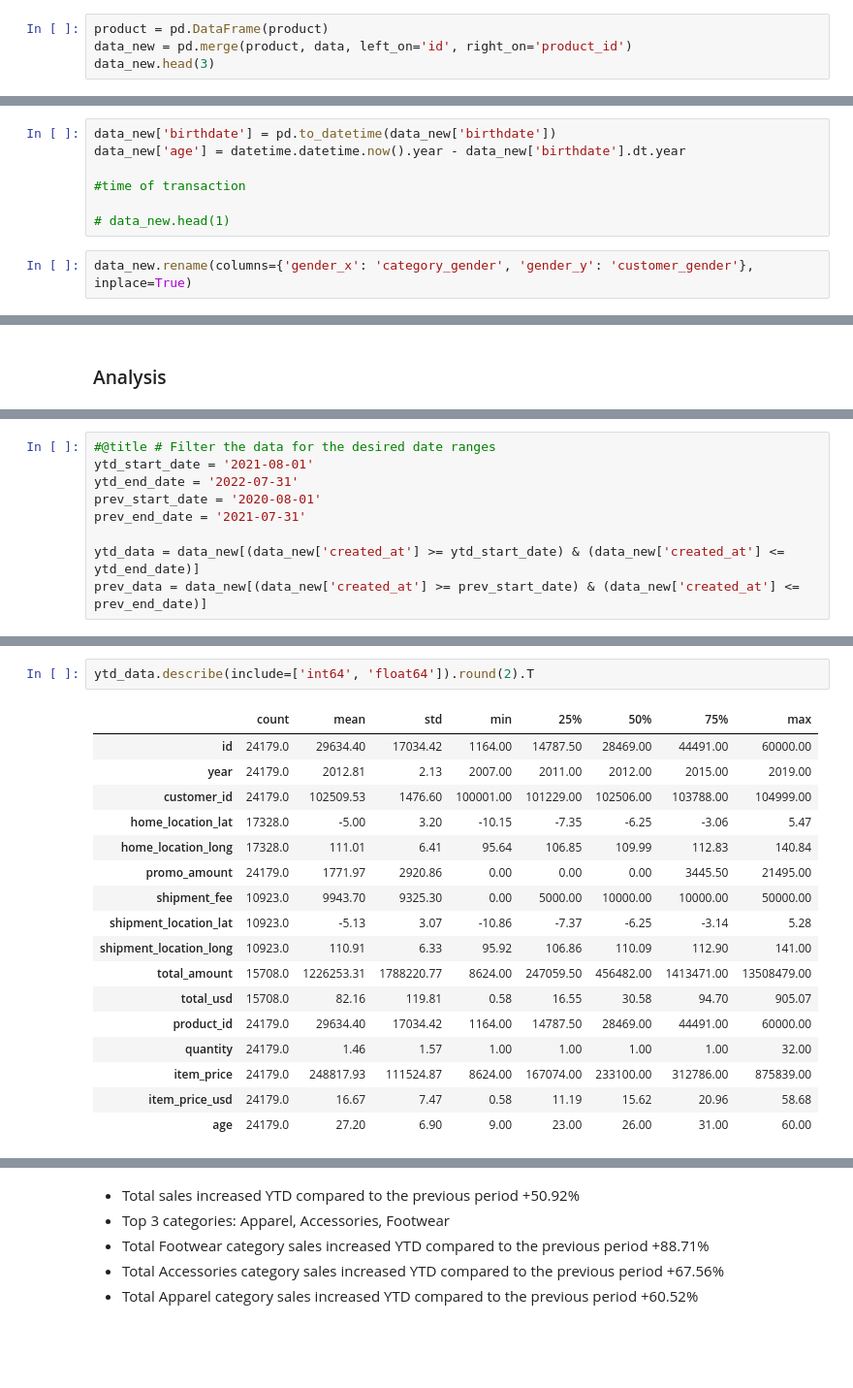
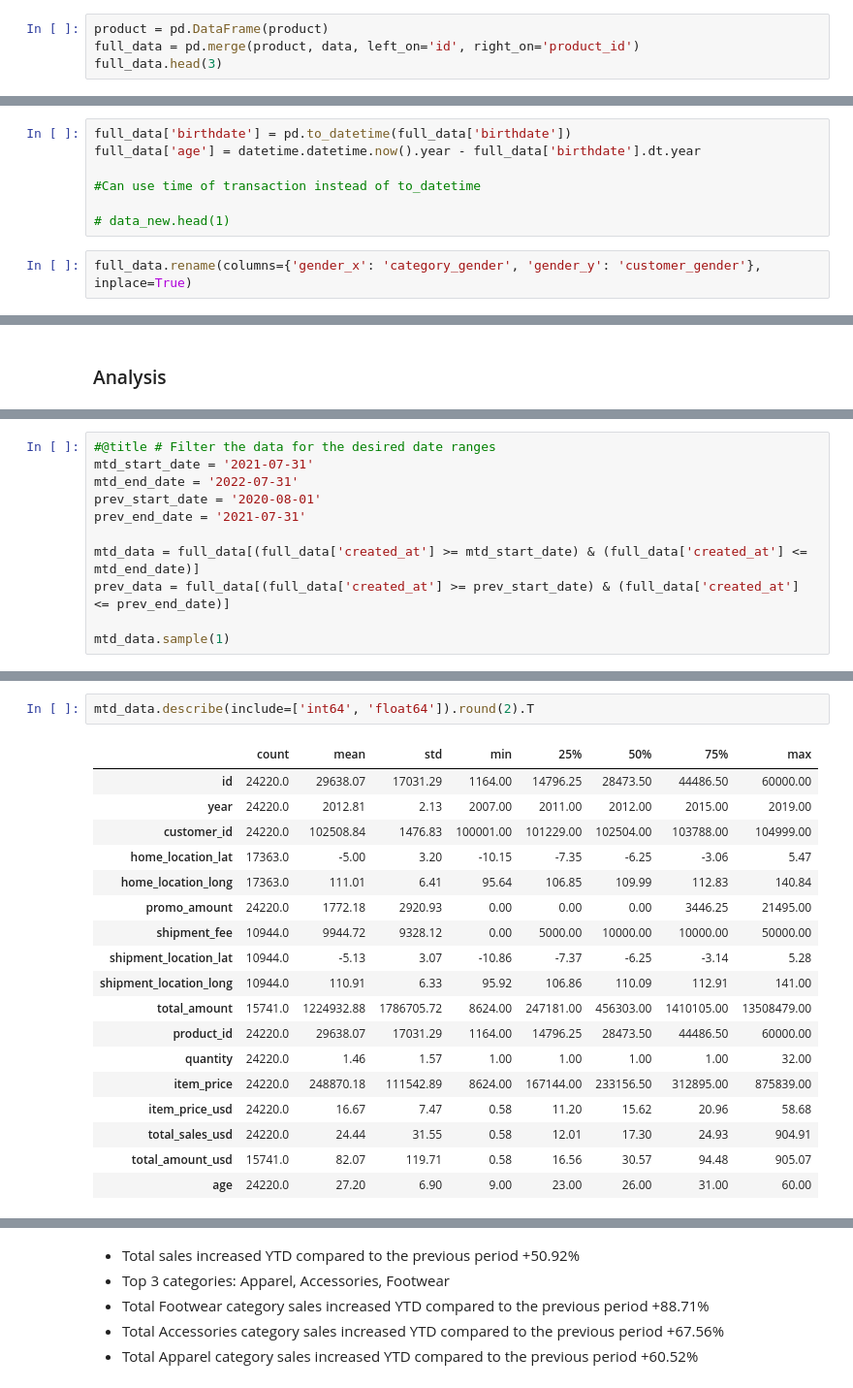
Before and after one commit to uzhegovaelena/ecommerce_analysis, a Jupyter notebook: e_commerce.ipynb, the cells around one changed output, grey strips where cells are left out. Shown at 97% size. Drawn from its saved outputs; the diff is of its cells as text; blank space fills up the shorter version.

```diff
--- a/e_commerce.ipynb
+++ b/e_commerce.ipynb
@@ -111,7 +127,7 @@ data.head(3)
 # %%
 product = pd.DataFrame(product)
-data_new = pd.merge(product, data, left_on='id', right_on='product_id')
-data_new.head(3)
+full_data = pd.merge(product, data, left_on='id', right_on='product_id')
+full_data.head(3)
 # %% [output]
 |  | id | gender_x | masterCategory | subCategory | articleType | baseColour | season | year | usage | ... |
 | 0 | 15970 | Men | Apparel | Topwear | Shirts | Navy Blue | Fall | 2011.0 | Casual | ... |
@@ -121,12 +137,12 @@ data_new.head(3)
 # %%
-data_new['birthdate'] = pd.to_datetime(data_new['birthdate'])
-data_new['age'] = datetime.datetime.now().year - data_new['birthdate'].dt.year
+full_data['birthdate'] = pd.to_datetime(full_data['birthdate'])
+full_data['age'] = datetime.datetime.now().year - full_data['birthdate'].dt.year
 
-#time of transaction
+#Can use time of transaction instead of to_datetime
 
 # data_new.head(1)
 # %%
-data_new.rename(columns={'gender_x': 'category_gender', 'gender_y': 'customer_gender'}, inplace=True)
+full_data.rename(columns={'gender_x': 'category_gender', 'gender_y': 'customer_gender'}, inplace=True)
 # %% [markdown]
 #### Describe data
 # %%
@@ -220,9 +231,11 @@ total_sales
 # %%
 #@title # Filter the data for the desired date ranges
-ytd_start_date = '2021-08-01'
-ytd_end_date = '2022-07-31'
+mtd_start_date = '2021-07-31'
+mtd_end_date = '2022-07-31'
 prev_start_date = '2020-08-01'
 prev_end_date = '2021-07-31'
 
-ytd_data = data_new[(data_new['created_at'] >= ytd_start_date) & (data_new['created_at'] <= ytd_end_date)]
-prev_data = data_new[(data_new['created_at'] >= prev_start_date) & (data_new['created_at'] <= prev_end_date)]
+mtd_data = full_data[(full_data['created_at'] >= mtd_start_date) & (full_data['created_at'] <= mtd_end_date)]
+prev_data = full_data[(full_data['created_at'] >= prev_start_date) & (full_data['created_at'] <= prev_end_date)]
+
+mtd_data.sample(1)
@@ -229,20 +288,21 @@ prev_data = data_new[(data_new['created_at'] >= prev_start_date) & (data_new['cr
 # %%
-ytd_data.describe(include=['int64', 'float64']).round(2).T
+mtd_data.describe(include=['int64', 'float64']).round(2).T
 # %% [output]
 |  | count | mean | std | min | 25% | 50% | 75% | max |
-| id | 24179.0 | 29634.40 | 17034.42 | 1164.00 | 14787.50 | 28469.00 | 44491.00 | 60000.00 |
-| year | 24179.0 | 2012.81 | 2.13 | 2007.00 | 2011.00 | 2012.00 | 2015.00 | 2019.00 |
-| customer_id | 24179.0 | 102509.53 | 1476.60 | 100001.00 | 101229.00 | 102506.00 | 103788.00 | 104999.00 |
-| home_location_lat | 17328.0 | -5.00 | 3.20 | -10.15 | -7.35 | -6.25 | -3.06 | 5.47 |
-| home_location_long | 17328.0 | 111.01 | 6.41 | 95.64 | 106.85 | 109.99 | 112.83 | 140.84 |
-| promo_amount | 24179.0 | 1771.97 | 2920.86 | 0.00 | 0.00 | 0.00 | 3445.50 | 21495.00 |
-| shipment_fee | 10923.0 | 9943.70 | 9325.30 | 0.00 | 5000.00 | 10000.00 | 10000.00 | 50000.00 |
-| shipment_location_lat | 10923.0 | -5.13 | 3.07 | -10.86 | -7.37 | -6.25 | -3.14 | 5.28 |
-| shipment_location_long | 10923.0 | 110.91 | 6.33 | 95.92 | 106.86 | 110.09 | 112.90 | 141.00 |
-| total_amount | 15708.0 | 1226253.31 | 1788220.77 | 8624.00 | 247059.50 | 456482.00 | 1413471.00 | 13508479.00 |
-| total_usd | 15708.0 | 82.16 | 119.81 | 0.58 | 16.55 | 30.58 | 94.70 | 905.07 |
-| product_id | 24179.0 | 29634.40 | 17034.42 | 1164.00 | 14787.50 | 28469.00 | 44491.00 | 60000.00 |
-| quantity | 24179.0 | 1.46 | 1.57 | 1.00 | 1.00 | 1.00 | 1.00 | 32.00 |
-| item_price | 24179.0 | 248817.93 | 111524.87 | 8624.00 | 167074.00 | 233100.00 | 312786.00 | 875839.00 |
-| item_price_usd | 24179.0 | 16.67 | 7.47 | 0.58 | 11.19 | 15.62 | 20.96 | 58.68 |
-| age | 24179.0 | 27.20 | 6.90 | 9.00 | 23.00 | 26.00 | 31.00 | 60.00 |
+| id | 24220.0 | 29638.07 | 17031.29 | 1164.00 | 14796.25 | 28473.50 | 44486.50 | 60000.00 |
+| year | 24220.0 | 2012.81 | 2.13 | 2007.00 | 2011.00 | 2012.00 | 2015.00 | 2019.00 |
+| customer_id | 24220.0 | 102508.84 | 1476.83 | 100001.00 | 101229.00 | 102504.00 | 103788.00 | 104999.00 |
+| home_location_lat | 17363.0 | -5.00 | 3.20 | -10.15 | -7.35 | -6.25 | -3.06 | 5.47 |
+| home_location_long | 17363.0 | 111.01 | 6.41 | 95.64 | 106.85 | 109.99 | 112.83 | 140.84 |
+| promo_amount | 24220.0 | 1772.18 | 2920.93 | 0.00 | 0.00 | 0.00 | 3446.25 | 21495.00 |
+| shipment_fee | 10944.0 | 9944.72 | 9328.12 | 0.00 | 5000.00 | 10000.00 | 10000.00 | 50000.00 |
+| shipment_location_lat | 10944.0 | -5.13 | 3.07 | -10.86 | -7.37 | -6.25 | -3.14 | 5.28 |
+| shipment_location_long | 10944.0 | 110.91 | 6.33 | 95.92 | 106.86 | 110.09 | 112.91 | 141.00 |
+| total_amount | 15741.0 | 1224932.88 | 1786705.72 | 8624.00 | 247181.00 | 456303.00 | 1410105.00 | 13508479.00 |
+| product_id | 24220.0 | 29638.07 | 17031.29 | 1164.00 | 14796.25 | 28473.50 | 44486.50 | 60000.00 |
+| quantity | 24220.0 | 1.46 | 1.57 | 1.00 | 1.00 | 1.00 | 1.00 | 32.00 |
+| item_price | 24220.0 | 248870.18 | 111542.89 | 8624.00 | 167144.00 | 233156.50 | 312895.00 | 875839.00 |
+| item_price_usd | 24220.0 | 16.67 | 7.47 | 0.58 | 11.20 | 15.62 | 20.96 | 58.68 |
+| total_sales_usd | 24220.0 | 24.44 | 31.55 | 0.58 | 12.01 | 17.30 | 24.93 | 904.91 |
+| total_amount_usd | 15741.0 | 82.07 | 119.71 | 0.58 | 16.56 | 30.57 | 94.48 | 905.07 |
+| age | 24220.0 | 27.20 | 6.90 | 9.00 | 23.00 | 26.00 | 31.00 | 60.00 |
```
Also changed, not shown: parts of 47 cells of this notebook.
